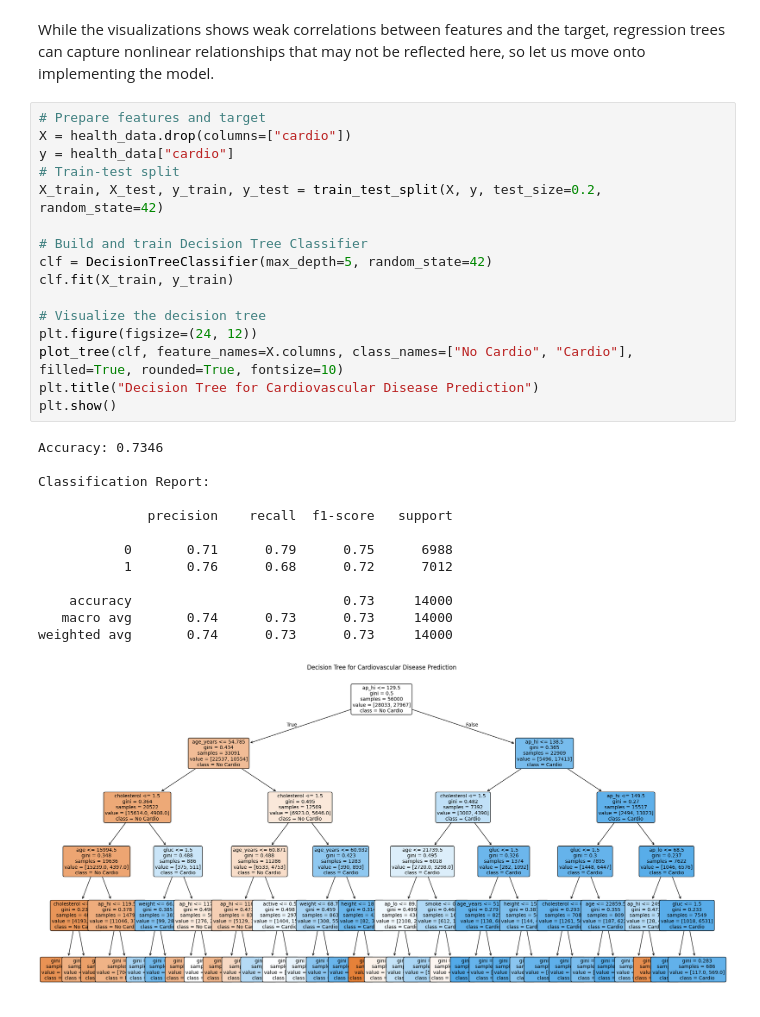
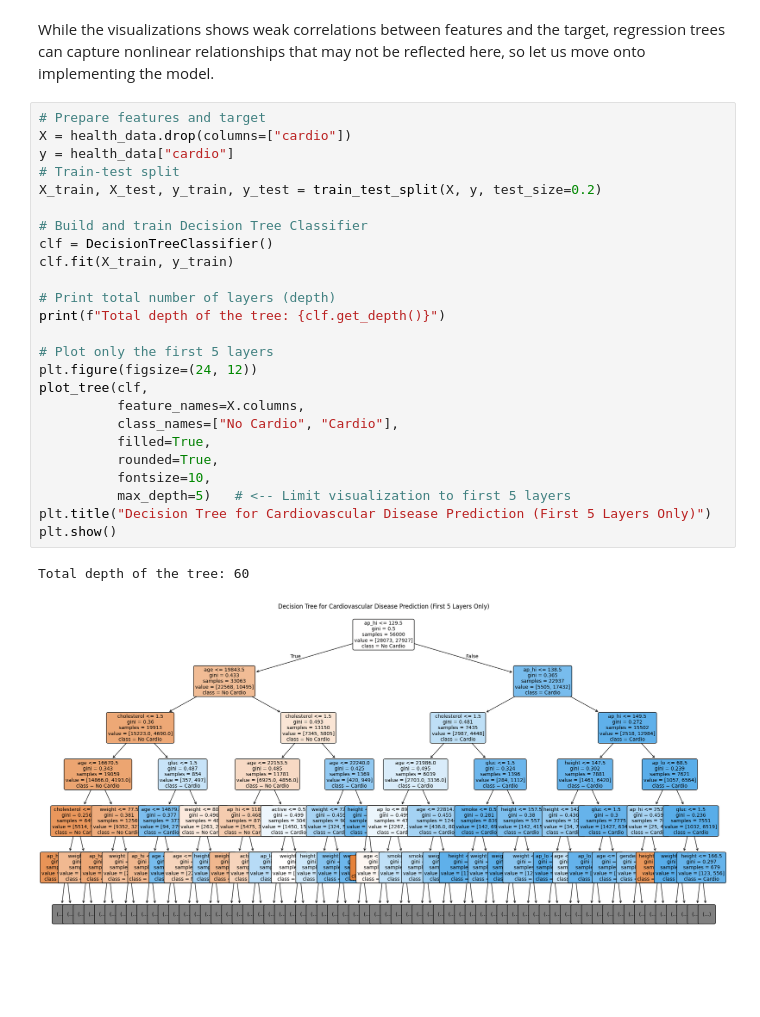
Before and after one commit to tatianagong/Gong-CMOR-438-Spring-2025, a Jupyter notebook: Supervised Learning/6. Decision Trees/decision_tree.ipynb, the cells around one changed output. Drawn from its saved outputs; the diff is of its cells as text; blank space fills up the shorter version.

Commit message:
changes to decision tree and initial version of random forest

```diff
--- a/Supervised Learning/6. Decision Trees/decision_tree.ipynb
+++ b/Supervised Learning/6. Decision Trees/decision_tree.ipynb
@@ -50,33 +50,31 @@ While the visualizations shows weak correlations between features and the target
 # %%
 # Prepare features and target
 X = health_data.drop(columns=["cardio"])
 y = health_data["cardio"]
 # Train-test split
-X_train, X_test, y_train, y_test = train_test_split(X, y, test_size=0.2, random_state=42)
+X_train, X_test, y_train, y_test = train_test_split(X, y, test_size=0.2)
 
 # Build and train Decision Tree Classifier
-clf = DecisionTreeClassifier(max_depth=5, random_state=42)
+clf = DecisionTreeClassifier()
 clf.fit(X_train, y_train)
 
-# Visualize the decision tree
+# Print total number of layers (depth)
+print(f"Total depth of the tree: {clf.get_depth()}")
+
+# Plot only the first 5 layers
 plt.figure(figsize=(24, 12))
-plot_tree(clf, feature_names=X.columns, class_names=["No Cardio", "Cardio"], filled=True, rounded=True, fontsize=10)
-plt.title("Decision Tree for Cardiovascular Disease Prediction")
+plot_tree(clf,
+          feature_names=X.columns,
+          class_names=["No Cardio", "Cardio"],
+          filled=True,
+          rounded=True,
+          fontsize=10,
+          max_depth=5)   # <-- Limit visualization to first 5 layers
+plt.title("Decision Tree for Cardiovascular Disease Prediction (First 5 Layers Only)")
 plt.show()
 # %% [output]
-Accuracy: 0.7346
-
-Classification Report:
-
-              precision    recall  f1-score   support
-
-           0       0.71      0.79      0.75      6988
-           1       0.76      0.68      0.72      7012
-
-    accuracy                           0.73     14000
-   macro avg       0.74      0.73      0.73     14000
-weighted avg       0.74      0.73      0.73     14000
+Total depth of the tree: 60
-[figure, old version]
+[figure, new version]
 # %%
 # Predict
 y_pred = clf.predict(X_test)
```
Also changed, not shown: parts of 2 cells of this notebook, 3 other files.
